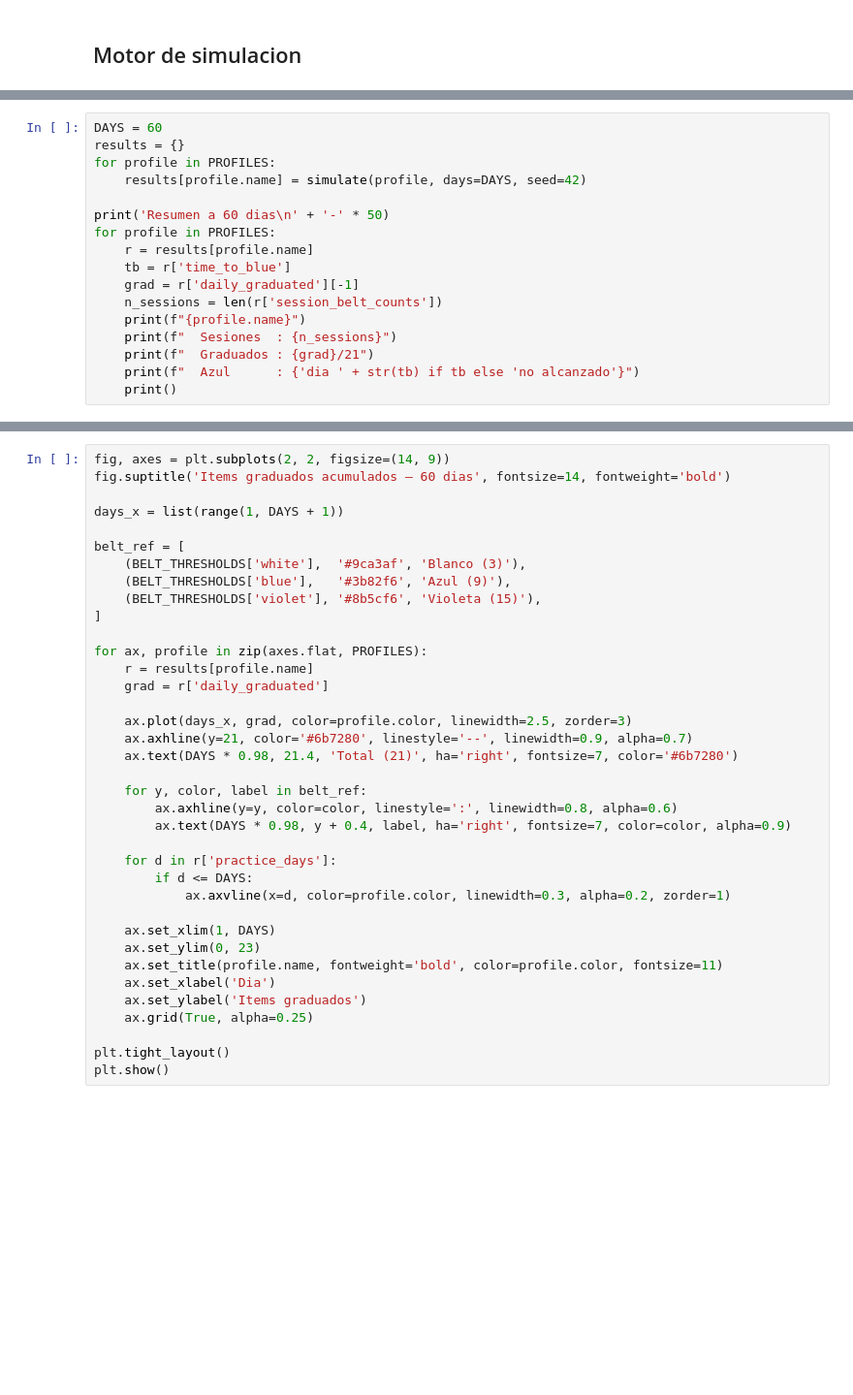
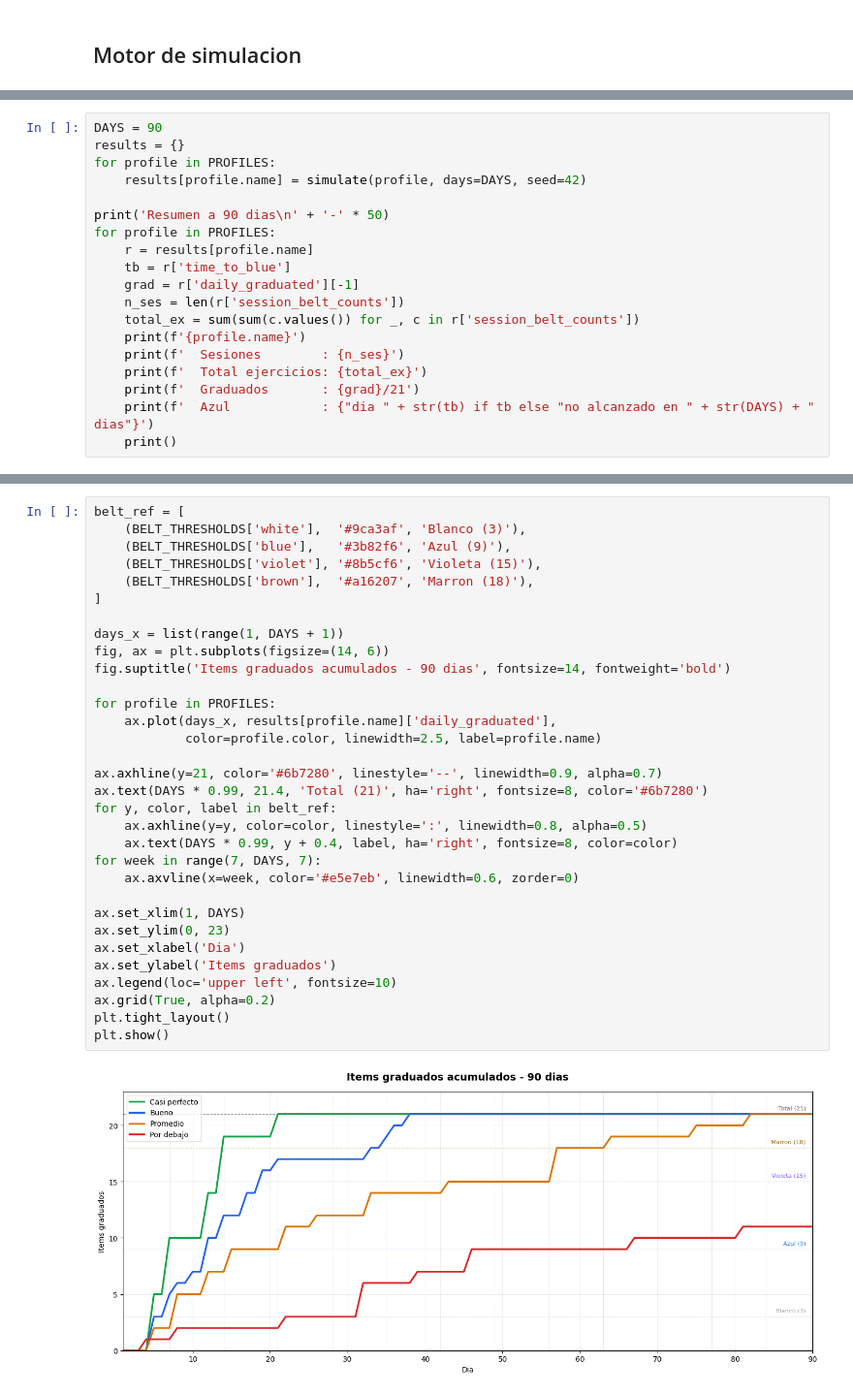
Before and after one commit to intervalo-ed/intervalo, a Jupyter notebook: data/notebooks/algoritmo_sm2_simulaciones.ipynb, the cells around one changed output, grey strips where cells are left out. Shown at 97% size. Saved outputs shown, nothing was run; the diff lists cells and outputs as text; blank space fills up the shorter version.

```diff
--- a/data/notebooks/algoritmo_sm2_simulaciones.ipynb
+++ b/data/notebooks/algoritmo_sm2_simulaciones.ipynb
@@ -235,18 +236,20 @@ def simulate(profile, days=60, seed=42):
     }
 # %%
-DAYS = 60
+DAYS = 90
 results = {}
 for profile in PROFILES:
     results[profile.name] = simulate(profile, days=DAYS, seed=42)
 
-print('Resumen a 60 dias\n' + '-' * 50)
+print('Resumen a 90 dias\n' + '-' * 50)
 for profile in PROFILES:
     r = results[profile.name]
     tb = r['time_to_blue']
     grad = r['daily_graduated'][-1]
-    n_sessions = len(r['session_belt_counts'])
-    print(f"{profile.name}")
-    print(f"  Sesiones  : {n_sessions}")
-    print(f"  Graduados : {grad}/21")
-    print(f"  Azul      : {'dia ' + str(tb) if tb else 'no alcanzado'}")
+    n_ses = len(r['session_belt_counts'])
+    total_ex = sum(sum(c.values()) for _, c in r['session_belt_counts'])
+    print(f'{profile.name}')
+    print(f'  Sesiones        : {n_ses}')
+    print(f'  Total ejercicios: {total_ex}')
+    print(f'  Graduados       : {grad}/21')
+    print(f'  Azul            : {"dia " + str(tb) if tb else "no alcanzado en " + str(DAYS) + " dias"}')
     print()
@@ -255,37 +276,34 @@ for profile in PROFILES:
 # %%
-fig, axes = plt.subplots(2, 2, figsize=(14, 9))
-fig.suptitle('Items graduados acumulados — 60 dias', fontsize=14, fontweight='bold')
-
-days_x = list(range(1, DAYS + 1))
-
 belt_ref = [
     (BELT_THRESHOLDS['white'],  '#9ca3af', 'Blanco (3)'),
     (BELT_THRESHOLDS['blue'],   '#3b82f6', 'Azul (9)'),
     (BELT_THRESHOLDS['violet'], '#8b5cf6', 'Violeta (15)'),
+    (BELT_THRESHOLDS['brown'],  '#a16207', 'Marron (18)'),
 ]
 
-for ax, profile in zip(axes.flat, PROFILES):
-    r = results[profile.name]
-    grad = r['daily_graduated']
+days_x = list(range(1, DAYS + 1))
+fig, ax = plt.subplots(figsize=(14, 6))
+fig.suptitle('Items graduados acumulados - 90 dias', fontsize=14, fontweight='bold')
 
-    ax.plot(days_x, grad, color=profile.color, linewidth=2.5, zorder=3)
-    ax.axhline(y=21, color='#6b7280', linestyle='--', linewidth=0.9, alpha=0.7)
-    ax.text(DAYS * 0.98, 21.4, 'Total (21)', ha='right', fontsize=7, color='#6b7280')
+for profile in PROFILES:
+    ax.plot(days_x, results[profile.name]['daily_graduated'],
+            color=profile.color, linewidth=2.5, label=profile.name)
 
-    for y, color, label in belt_ref:
-        ax.axhline(y=y, color=color, linestyle=':', linewidth=0.8, alpha=0.6)
-        ax.text(DAYS * 0.98, y + 0.4, label, ha='right', fontsize=7, color=color, alpha=0.9)
+ax.axhline(y=21, color='#6b7280', linestyle='--', linewidth=0.9, alpha=0.7)
+ax.text(DAYS * 0.99, 21.4, 'Total (21)', ha='right', fontsize=8, color='#6b7280')
+for y, color, label in belt_ref:
+    ax.axhline(y=y, color=color, linestyle=':', linewidth=0.8, alpha=0.5)
+    ax.text(DAYS * 0.99, y + 0.4, label, ha='right', fontsize=8, color=color)
+for week in range(7, DAYS, 7):
+    ax.axvline(x=week, color='#e5e7eb', linewidth=0.6, zorder=0)
 
-    for d in r['practice_days']:
-        if d <= DAYS:
-            ax.axvline(x=d, color=profile.color, linewidth=0.3, alpha=0.2, zorder=1)
-
-    ax.set_xlim(1, DAYS)
-    ax.set_ylim(0, 23)
-    ax.set_title(profile.name, fontweight='bold', color=profile.color, fontsize=11)
-    ax.set_xlabel('Dia')
-    ax.set_ylabel('Items graduados')
-    ax.grid(True, alpha=0.25)
-
+ax.set_xlim(1, DAYS)
+ax.set_ylim(0, 23)
+ax.set_xlabel('Dia')
+ax.set_ylabel('Items graduados')
+ax.legend(loc='upper left', fontsize=10)
+ax.grid(True, alpha=0.2)
 plt.tight_layout()
 plt.show()
+# %% [output]
+[figure, added]
```
Also changed, not shown: parts of 13 cells of this notebook, 9 other files.
